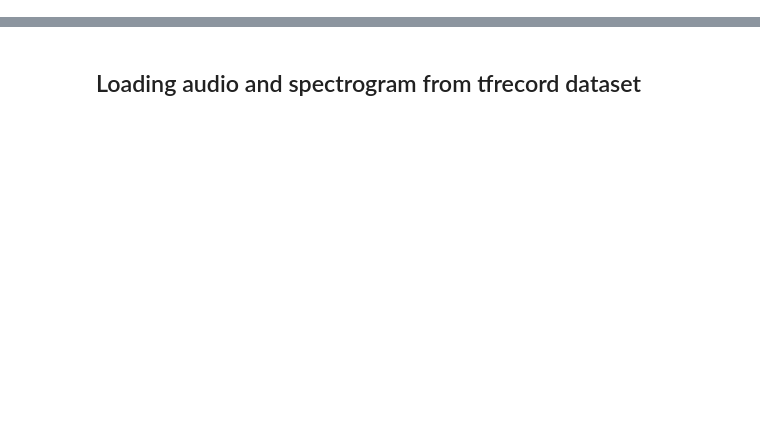
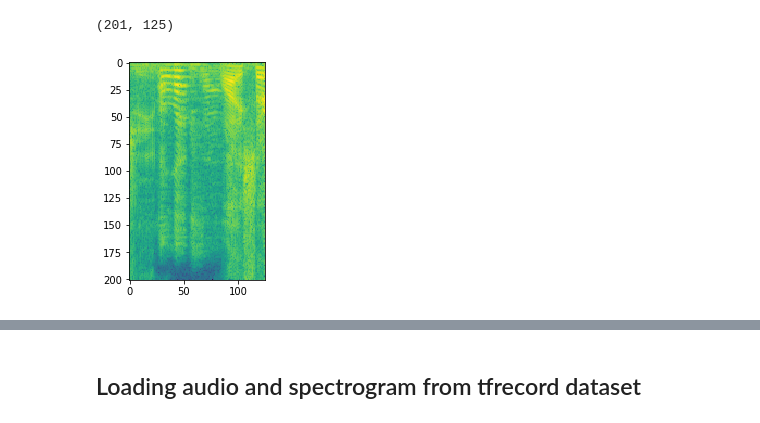
Before and after one commit to ilyakava/py3fst, a Jupyter notebook: data_augment.ipynb, the cells around one changed output, grey strips where cells are left out. Drawn from its saved outputs; the diff is of its cells as text; code cells hidden in the pictures; blank space fills up the shorter version.

```diff
--- a/data_augment.ipynb
+++ b/data_augment.ipynb
@@ -271,0 +232,6 @@ ipd.Audio(mixed, rate=sr)
+# %%
+# play extracted example
+jitter = np.random.choice((np.arange(0,0.25,0.05) * sr).astype(int))
+print(jitter/sr)
+eg_1 = extract_example(mix, labs[1,1]-jitter)
+ipd.Audio(eg_1, rate=sr)
@@ -271,0 +241,7 @@ ipd.Audio(mixed, rate=sr)
+# %%
+spec = np.abs(librosa.core.stft(eg_1, win_length=(sr // 40), hop_length=(sr // 100), n_fft=(sr // 40)))
+plt.imshow(np.log(spec))
+spec.shape
+# %% [output]
+(201, 125)
+[figure, added]
```
Also changed, not shown: parts of 80 cells of this notebook, 3 other files.
